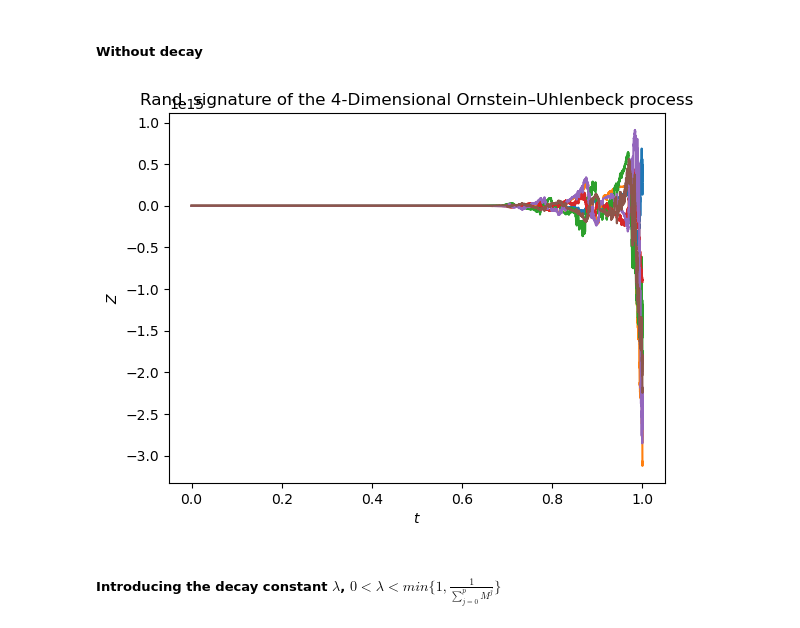
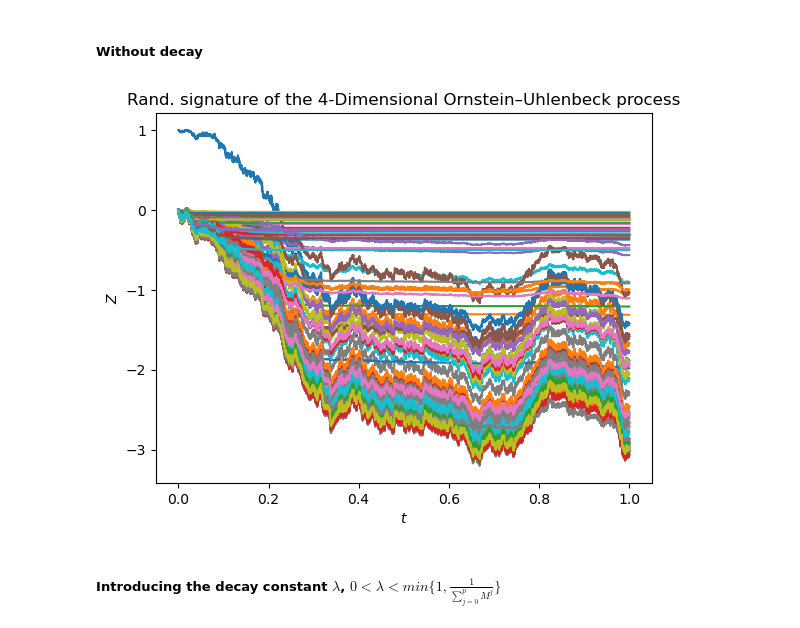
Before and after one commit to vdrvar/signature_randomization_differential-equations, a Jupyter notebook: Signature - Simulation - non-linearities.ipynb, the cells around one changed output. Saved outputs shown, nothing was run; the diff lists cells and outputs as text; code cells hidden in the pictures.

```diff
--- a/Signature - Simulation - non-linearities.ipynb
+++ b/Signature - Simulation - non-linearities.ipynb
@@ -174,7 +199,7 @@ Z[0][0] = 1
 ##### Without decay
 # %%
 for i in range(N-1):
-    Z[i+1] =   Z[i] + (A@Z[i] + b)*dY[i]
+    Z[i+1] =   Z[i] + sigm_v(A@Z[i] + b)*dY[i]
 # %%
 for i in range(5):
     plt.plot(x_axis, Z[:,i])
@@ -335,7 +360,7 @@ for iter in range(n_sim):
     Z = np.zeros((N, k))
     Z[0][0] = 1
     for i in range(N-1):
-        Z[i+1] = Z[i] + (lambda_1d * A@Z[i] + b)*dY[i]
+        Z[i+1] = Z[i] + sigm_v(lambda_1d * A@Z[i] + b)*dY[i]
     Y_big[iter*N:(iter+1)*N] = Y
     Z_big[iter*N:(iter+1)*N,:] = Z
 # %%
@@ -376,7 +401,7 @@ dY = np.diff(Y)
 Z = np.zeros((N, k))
 Z[0][0] = 1
 for i in range(N-1):
-    Z[i+1] = Z[i] + (lambda_1d * A@Z[i] + b)*dY[i]
+    Z[i+1] = Z[i] + sigm_v(lambda_1d * A@Z[i] + b)*dY[i]
 # %%
 Y_pred_3 = model3.predict(Z)
 # %%
@@ -517,17 +542,17 @@ dY_4.shape
 # %%
 for i in range(N-1):
     for j in range(4):
-        Z_4[i+1] = Z_4[i] + (A_4[j]@Z_4[i] + b_4[j])*dY_4[i][j]
+        Z_4[i+1] = Z_4[i] + sigm_v(A_4[j]@Z_4[i] + b_4[j])*dY_4[i][j]
 # %%
-for i in range(6):
+for i in range(100):
     plt.plot(x_axis, Z_4[:,i])
 
 plt.title("Rand. signature of the 4-Dimensional Ornstein–Uhlenbeck process")
 plt.xlabel("$t$")
 plt.ylabel("$Z$")
 plt.show()
 # %% [output]
-[figure, old version]
+[figure, new version]
 # %% [markdown]
 ##### Introducing the decay constant $\lambda$, $0<\lambda<min\{1, \frac{1}{\sum_{j=0}^p M^j}\}$
 # %% [markdown]
```
Also changed, not shown: parts of 14 cells of this notebook, 1 other file.
